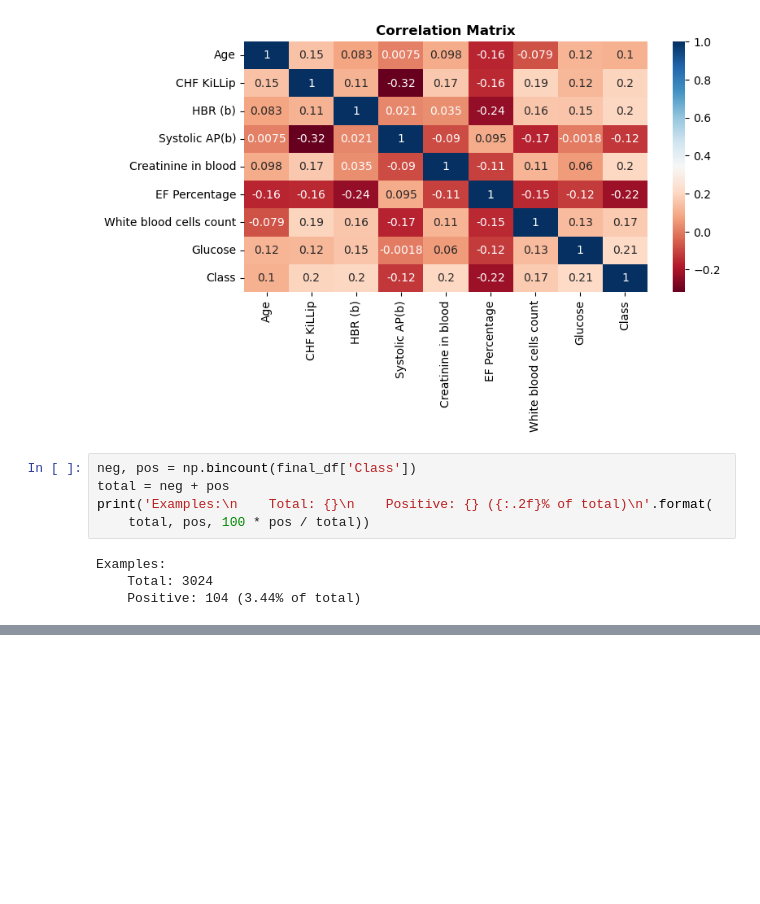
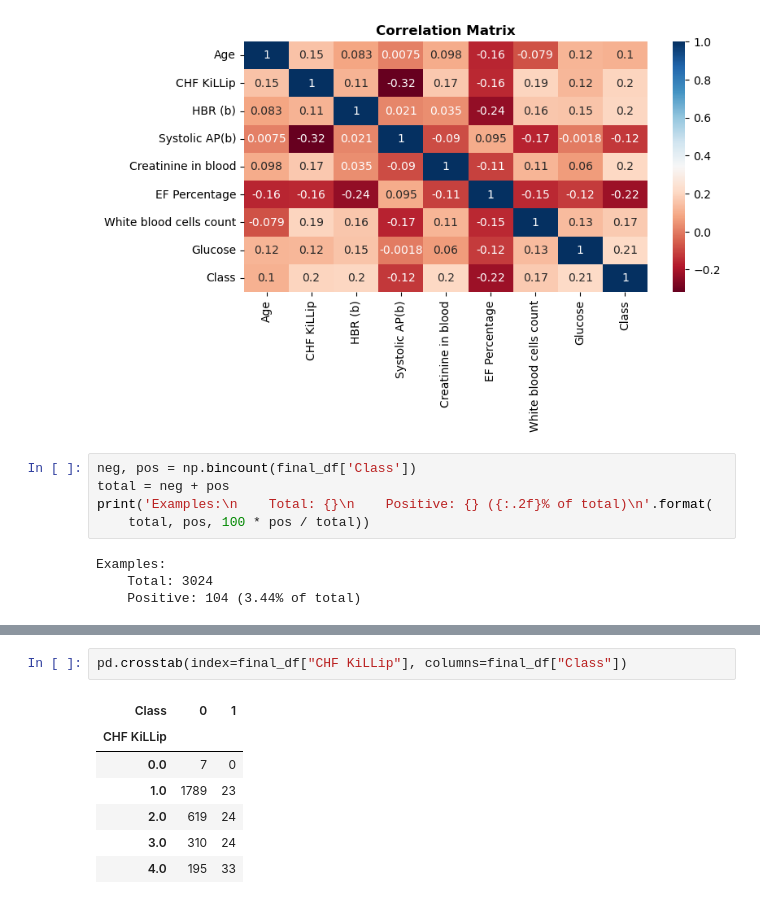
Before and after one commit to bvpotapenko/feat-imp-research, a Jupyter notebook: 0. Examine and process the dataset .ipynb, the cells around one changed output, grey strips where cells are left out. Saved outputs shown, nothing was run; the diff lists cells and outputs as text; blank space fills up the shorter version.

```diff
--- a/0. Examine and process the dataset .ipynb
+++ b/0. Examine and process the dataset .ipynb
@@ -199,0 +211,10 @@ Examples:
+# %%
+pd.crosstab(index=final_df["CHF KiLLip"], columns=final_df["Class"])
+# %% [output]
+| Class | 0 | 1 |
+| CHF KiLLip |  |  |
+| 0.0 | 7 | 0 |
+| 1.0 | 1789 | 23 |
+| 2.0 | 619 | 24 |
+| 3.0 | 310 | 24 |
+| 4.0 | 195 | 33 |
```
Also changed, not shown: parts of 5 cells of this notebook, 2 other files.
